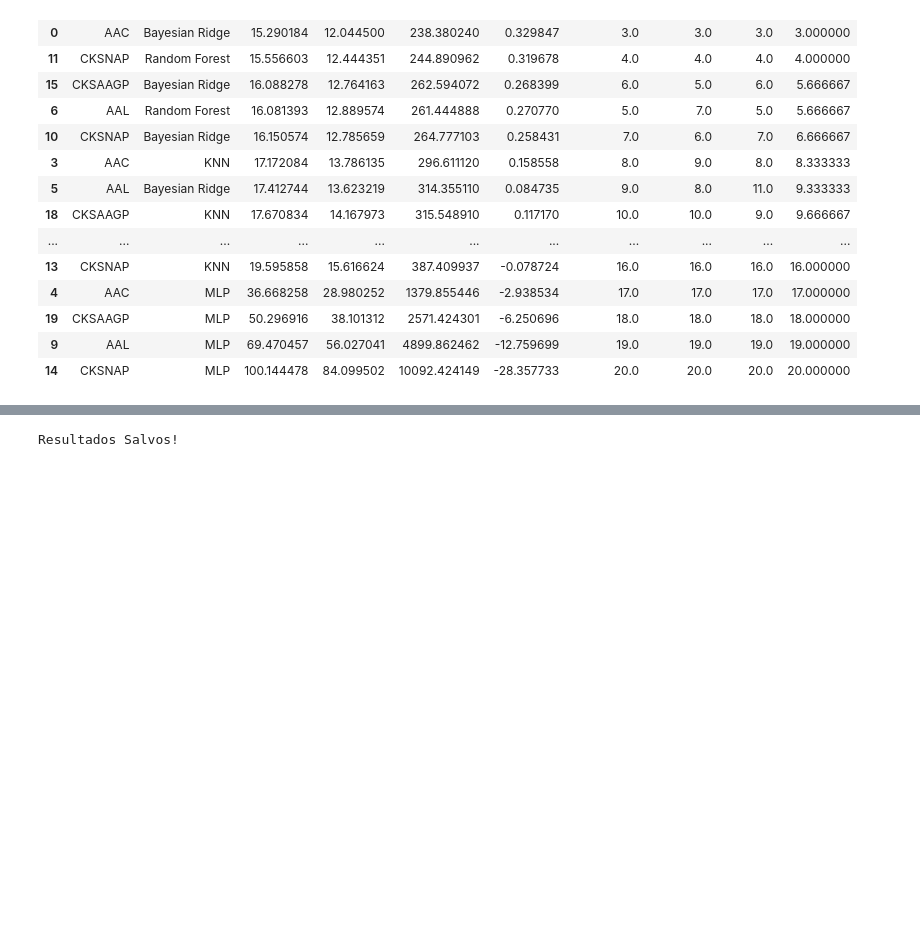
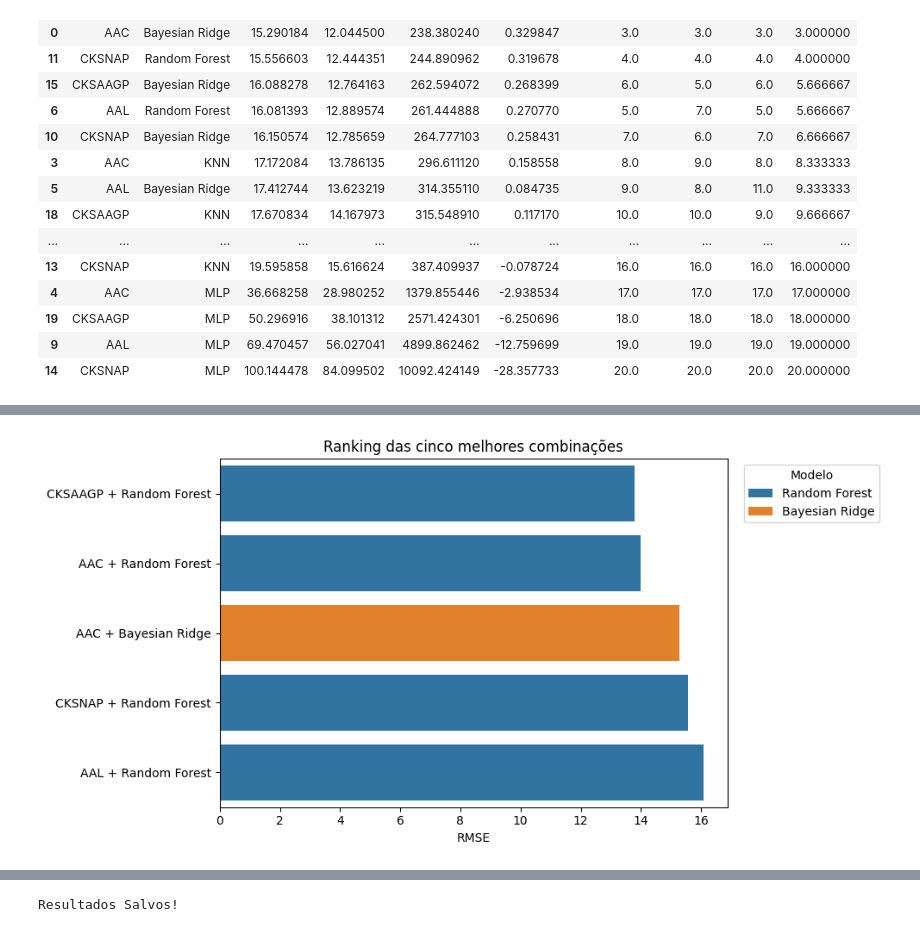
Before and after one commit to amaurywalbert/projeto-mineracao, a Jupyter notebook: notebooks/06.1_Ajustes_hiperparametros.ipynb, the cells around one changed output, grey strips where cells are left out. Cells and saved outputs as stored; diff of their text form; code cells hidden in the pictures; blank space fills up the shorter version.

```diff
--- a/notebooks/06.1_Ajustes_hiperparametros.ipynb
+++ b/notebooks/06.1_Ajustes_hiperparametros.ipynb
@@ -331,0 +383,25 @@ ranking.sort_values(
+# %%
+plt.figure(figsize=(10,5))
+
+sns.barplot(
+    data=ranking,
+    x="RMSE",
+    y="Configuração",
+    hue="Modelo",
+    dodge=False
+)
+
+plt.legend(
+    title="Modelo",
+    bbox_to_anchor=(1.02,1),
+    loc="upper left"
+)
+
+plt.title("Ranking das cinco melhores combinações")
+plt.xlabel("RMSE")
+plt.ylabel("")
+
+plt.tight_layout()
+plt.show()
+# %% [output]
+[figure, added]
```
Also changed, not shown: parts of 2 cells of this notebook.
